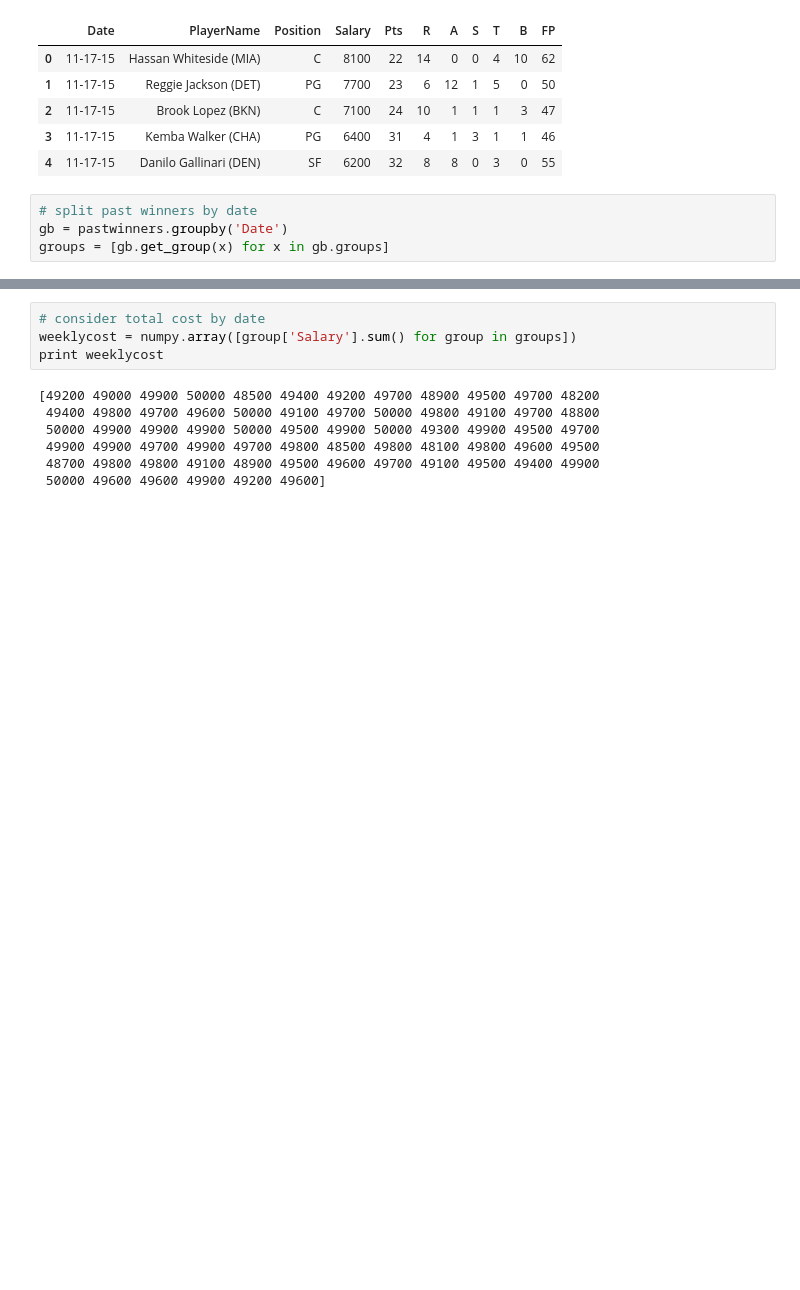
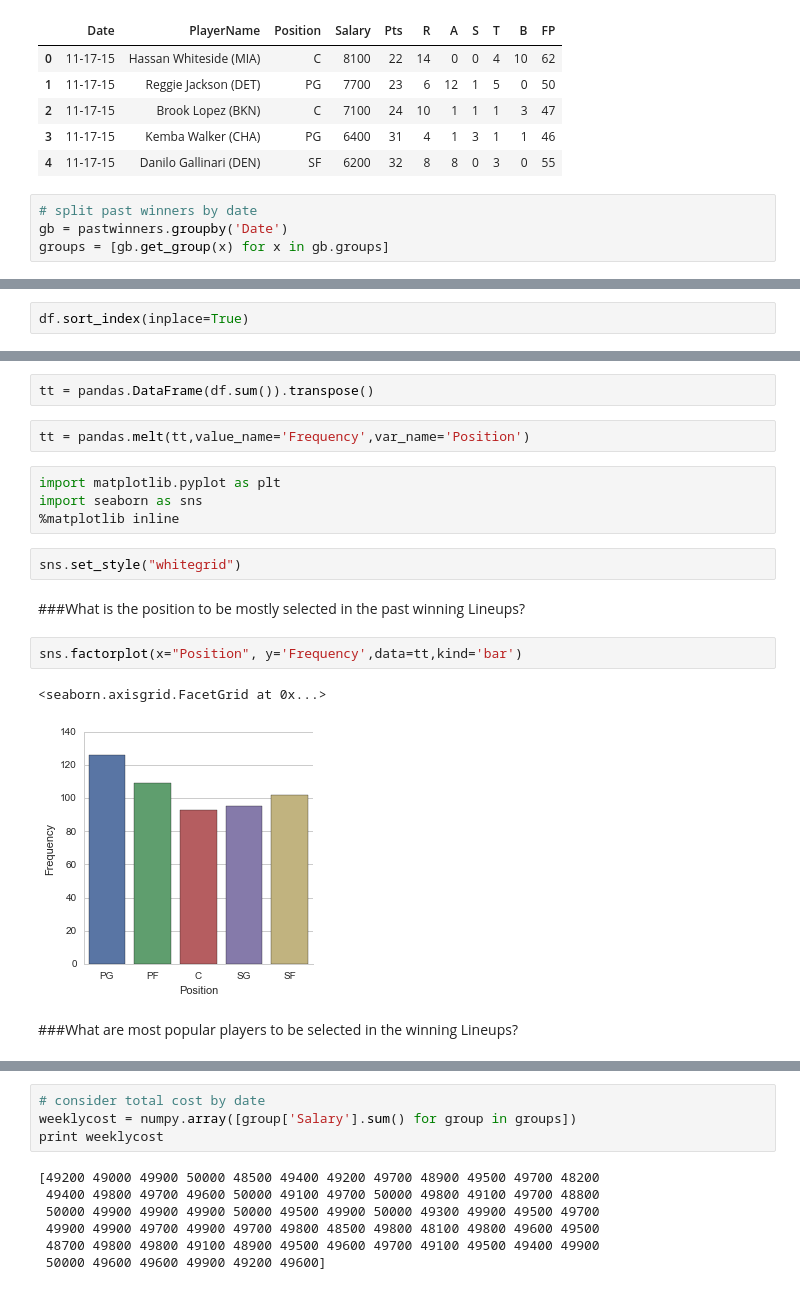
Before and after one commit to jpzhangvincent/NBAFantasySportBetting-ML-project, a Jupyter notebook: Data Munging& EDA/Rylan EDA.ipynb, the cells around one changed output, grey strips where cells are left out. Drawn from its saved outputs; the diff is of its cells as text; blank space fills up the shorter version.

```diff
--- a/Data Munging& EDA/Rylan EDA.ipynb
+++ b/Data Munging& EDA/Rylan EDA.ipynb
@@ -80,0 +65,2 @@ SF 1.54545454545 0.612229674898 1 3
+# %%
+df.sort_index(inplace=True)
@@ -80,0 +88,19 @@ SF 1.54545454545 0.612229674898 1 3
+# %%
+tt = pandas.DataFrame(df.sum()).transpose()
+# %%
+tt = pandas.melt(tt,value_name='Frequency',var_name='Position')
+# %%
+import matplotlib.pyplot as plt
+import seaborn as sns
+%matplotlib inline
+# %%
+sns.set_style("whitegrid")
+# %% [markdown]
+###What is the position to be mostly selected in the past winning Lineups?
+# %%
+sns.factorplot(x="Position", y='Frequency',data=tt,kind='bar')
+# %% [output]
+<seaborn.axisgrid.FacetGrid at 0x...>
+[figure, added]
+# %% [markdown]
+###What are most popular players to be selected in the winning Lineups?
```
Also changed, not shown: parts of 10 cells of this notebook, 1 other file.
